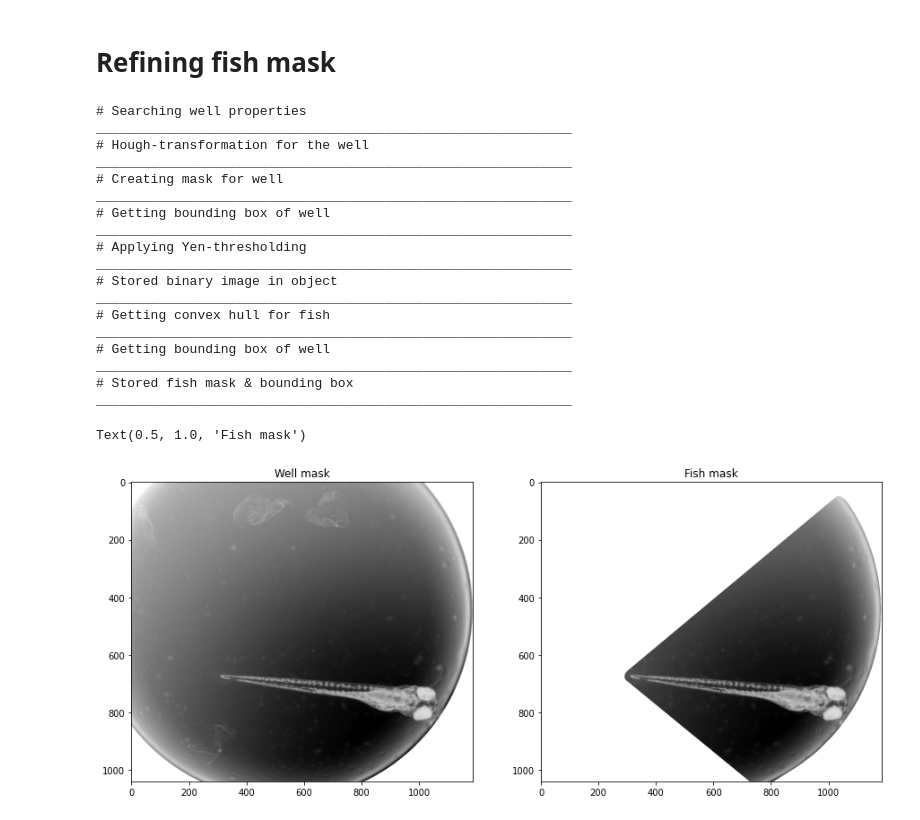
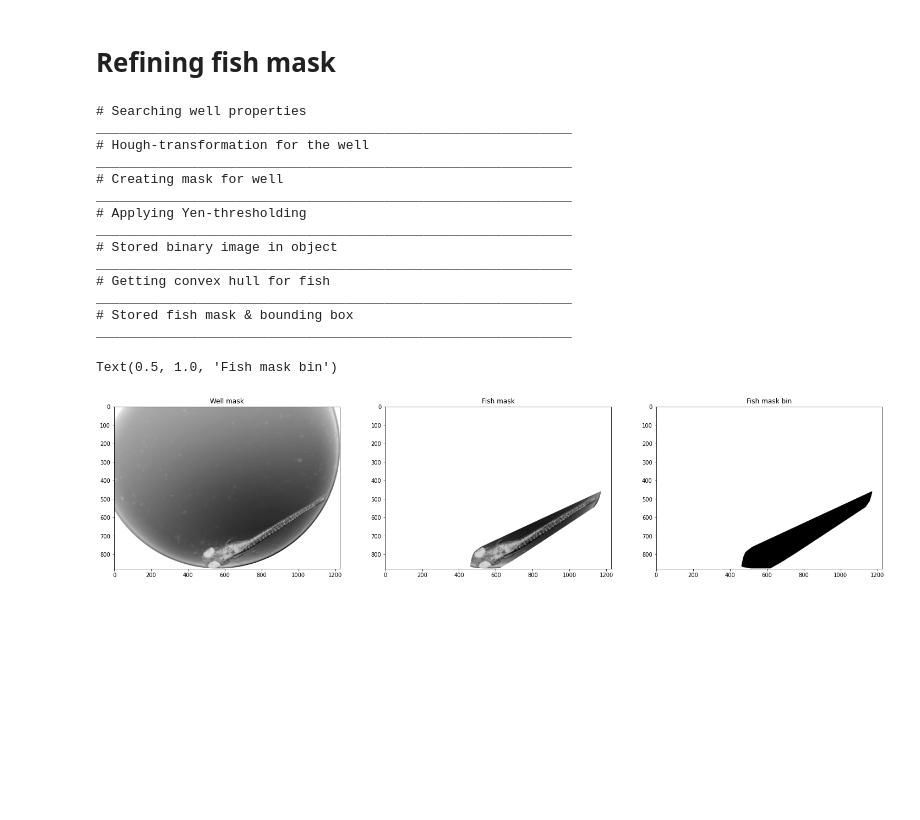
Before and after one commit to gimesia/zebrafisher, a Jupyter notebook: __docs/__notebooks/fishy_refining.ipynb, the cells around one changed output. Saved outputs shown, nothing was run; the diff lists cells and outputs as text; code cells hidden in the pictures; blank space fills up the shorter version.

Commit message:
feat: refine fish convex max

```diff
--- a/__docs/__notebooks/fishy_refining.ipynb
+++ b/__docs/__notebooks/fishy_refining.ipynb
@@ -15,41 +35,50 @@ from src.well import find_well_props
+# %%
+def refine_fish_convex_mask(input_img: InputImage) -> InputImage:
+    bbox = input_img.fish_props.bounding_box
+    remaining = np.zeros_like(input_img.fish_props.mask.masked)
+    edges = sobel(input_img.fish_props.mask.masked[bbox.x1:bbox.x2, bbox.y1:bbox.y2])
+
+    se = disk(2)
+    x = binary_closing(binary_opening(yen_th(edges), se), se).astype(float)
+    hull = convex_hull_image(x)
+
+    remaining[bbox.x1:bbox.x2, bbox.y1:bbox.y2] = hull
+
+    input_img.binary = remaining.copy()
+    input_img.fish_props.mask.og = remaining.copy()
+    input_img.fish_props.mask.masked = remaining * input_img.well_props.mask.cropped_masked
+    input_img.fish_props.bounding_box = get_bounding_box(remaining)
+    input_img.processed = remaining * input_img.well_props.mask.cropped_masked.copy()
+
+    return input_img
 # %%
-fishy = InputImage("zf2.jpg")
+fishy = InputImage("zf6.jpg")
 fishy = find_well_props(fishy)
 
-fishy = sobel_edges(fishy)
+fishy = get_fish_convex_mask(fishy)
+fishy = refine_fish_convex_mask(fishy)
 
-fishy = yen_thresholding(fishy)
-
-meniscus = get_meniscus(fishy)
-without_meniscus = fishy.binary
-without_meniscus[meniscus > 0] = 0  # Switching the pixels of the meniscus to 0
-fishy.processed = without_meniscus
-
-fishy = convex_hull_for_fish(fishy)
-
-fig, ax = plt.subplots(nrows=1, ncols=2, figsize=(15, 10))
+fig, ax = plt.subplots(nrows=1, ncols=3, figsize=(25, 20))
 ax[0].imshow(fishy.well_props.mask.cropped_masked, "binary")
 ax[0].set_title('Well mask')
 ax[1].imshow(fishy.fish_props.mask.masked, "binary")
-ax[1].set_title('Fish mask')
+ax[1].set_title('Fish masked')
+ax[2].imshow(fishy.binary, "binary")
+ax[2].set_title('Fish mask bin')
 # %% [output]
 # Searching well properties
 _____________________________________________________________
 # Hough-transformation for the well
 _____________________________________________________________
 # Creating mask for well
-_____________________________________________________________
-# Getting bounding box of well
 _____________________________________________________________
 # Applying Yen-thresholding
 _____________________________________________________________
 # Stored binary image in object
 _____________________________________________________________
 # Getting convex hull for fish
 _____________________________________________________________
-# Getting bounding box of well
-_____________________________________________________________
 # Stored fish mask & bounding box
 _____________________________________________________________
-Text(0.5, 1.0, 'Fish mask')
+Text(0.5, 1.0, 'Fish mask bin')
-[figure, old version]
+[figure, new version]
```
Also changed, not shown: parts of 7 cells of this notebook, 12 other files.
